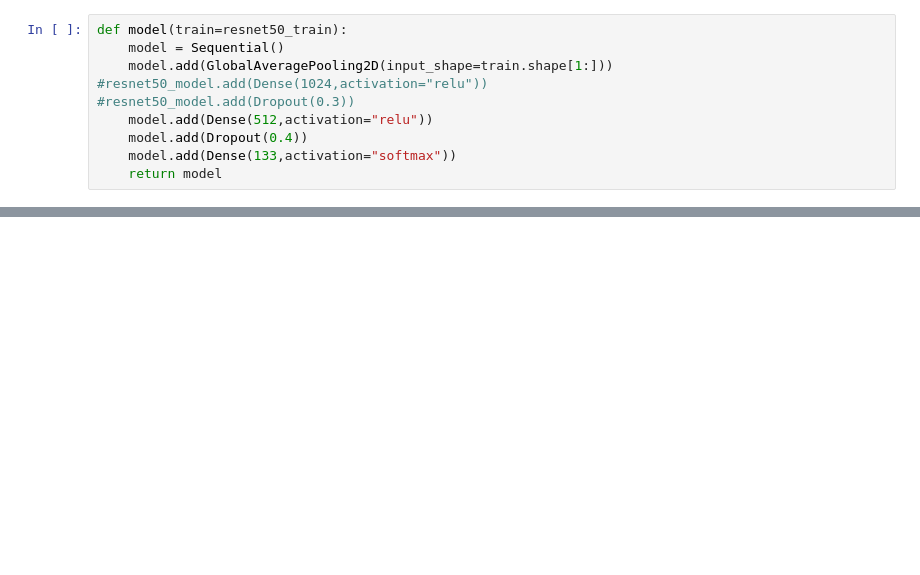
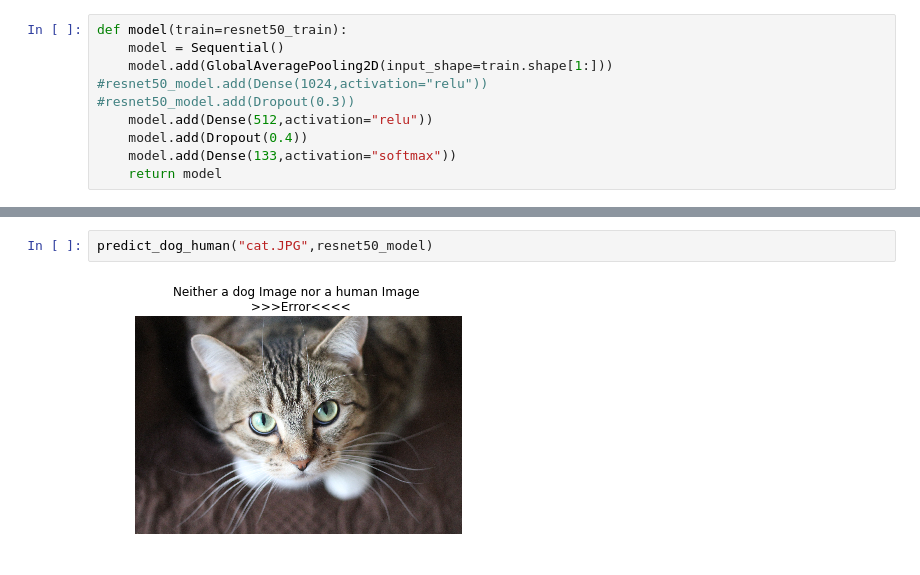
Before and after one commit to unnat5/dog-project, a Jupyter notebook: dog_app.ipynb, the cells around one changed output, grey strips where cells are left out. Cells and saved outputs as stored; diff of their text form; blank space fills up the shorter version.

```diff
--- a/dog_app.ipynb
+++ b/dog_app.ipynb
@@ -745,0 +829,4 @@ __Answer:__
+# %%
+predict_dog_human("cat.JPG",resnet50_model)
+# %% [output]
+[figure, added]
```
Also changed, not shown: parts of 20 cells of this notebook, 1 other file.
